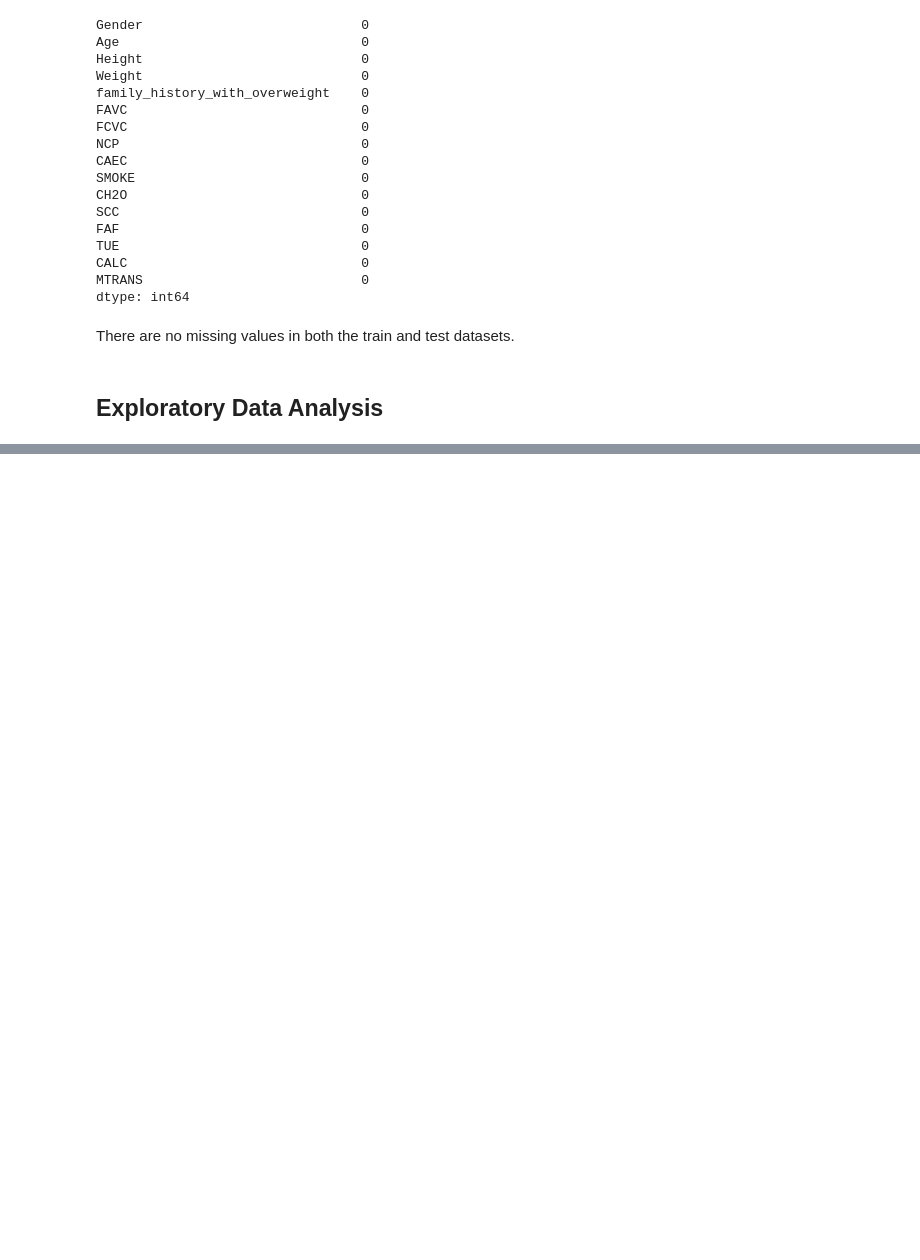
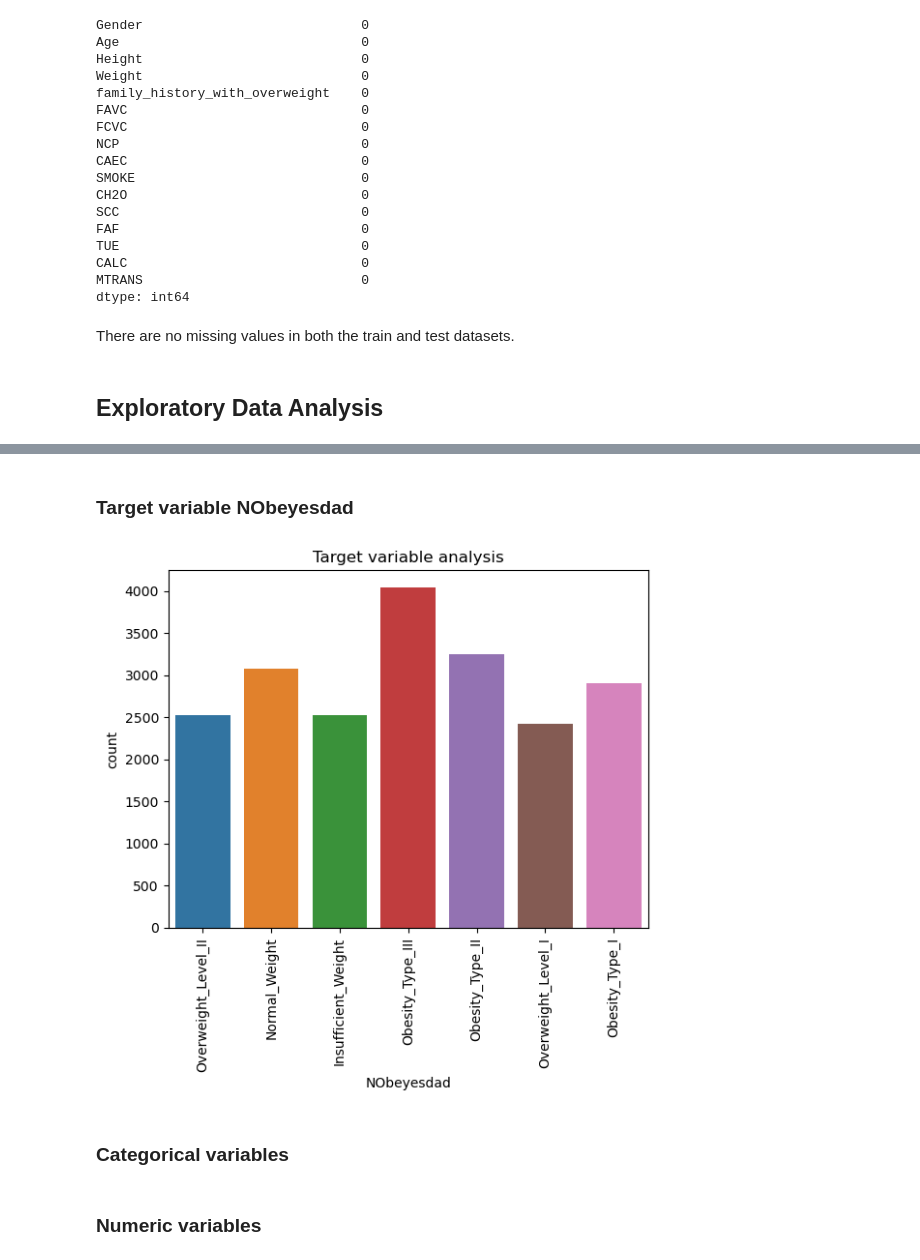
Before and after one commit to lu-julia/data-science-projects, a Jupyter notebook: Obesity Risk Prediction/obesity_risk_prediction.ipynb, the cells around one changed output, grey strips where cells are left out. Drawn from its saved outputs; the diff is of its cells as text; code cells hidden in the pictures; blank space fills up the shorter version.

```diff
--- a/Obesity Risk Prediction/obesity_risk_prediction.ipynb
+++ b/Obesity Risk Prediction/obesity_risk_prediction.ipynb
@@ -152,0 +153,11 @@ There are no missing values in both the train and test datasets.
+# %% [markdown]
+### Target variable NObeyesdad
+# %%
+sns.countplot(x='NObeyesdad',data=df_train)
+plt.xticks(rotation=90)
+plt.title("Target variable analysis")
+plt.show()
+# %% [output]
+[figure, added]
+# %% [markdown]
+### Categorical variables
@@ -152,0 +166,2 @@ There are no missing values in both the train and test datasets.
+# %% [markdown]
+### Numeric variables
```
Also changed, not shown: parts of 6 cells of this notebook.
